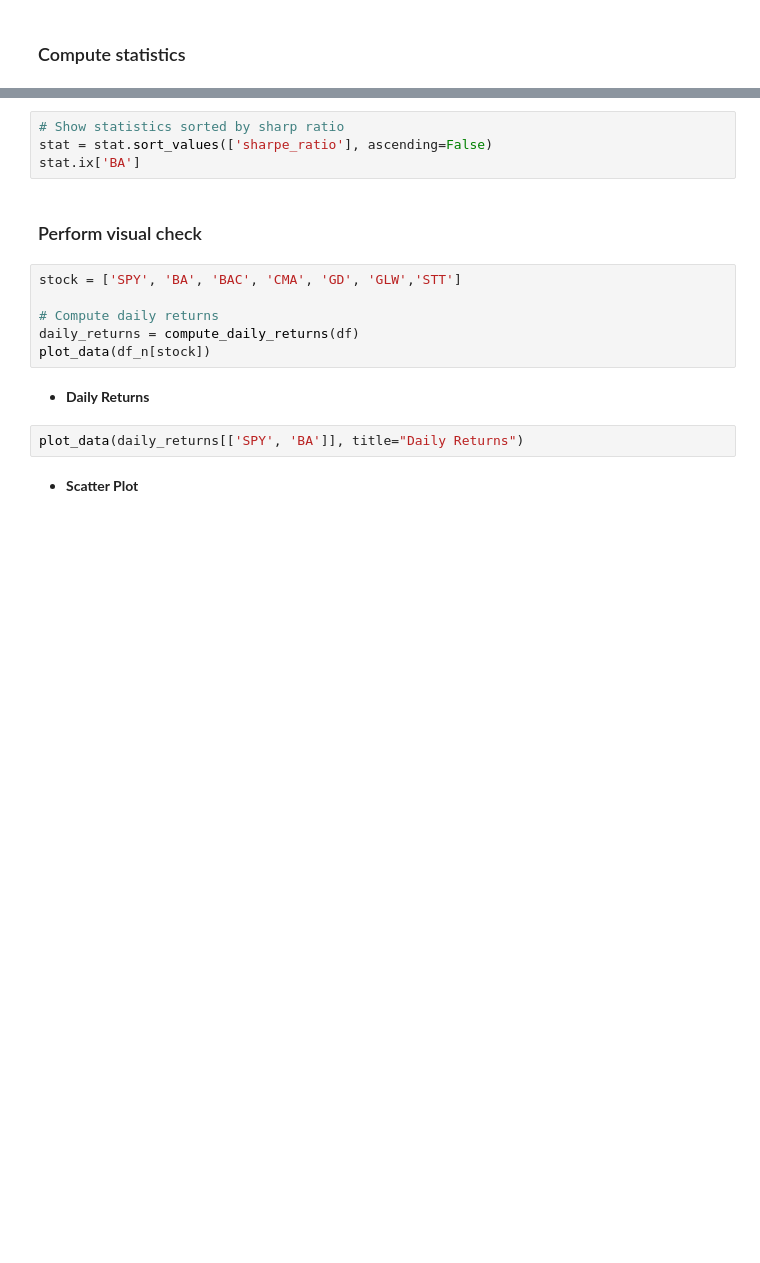
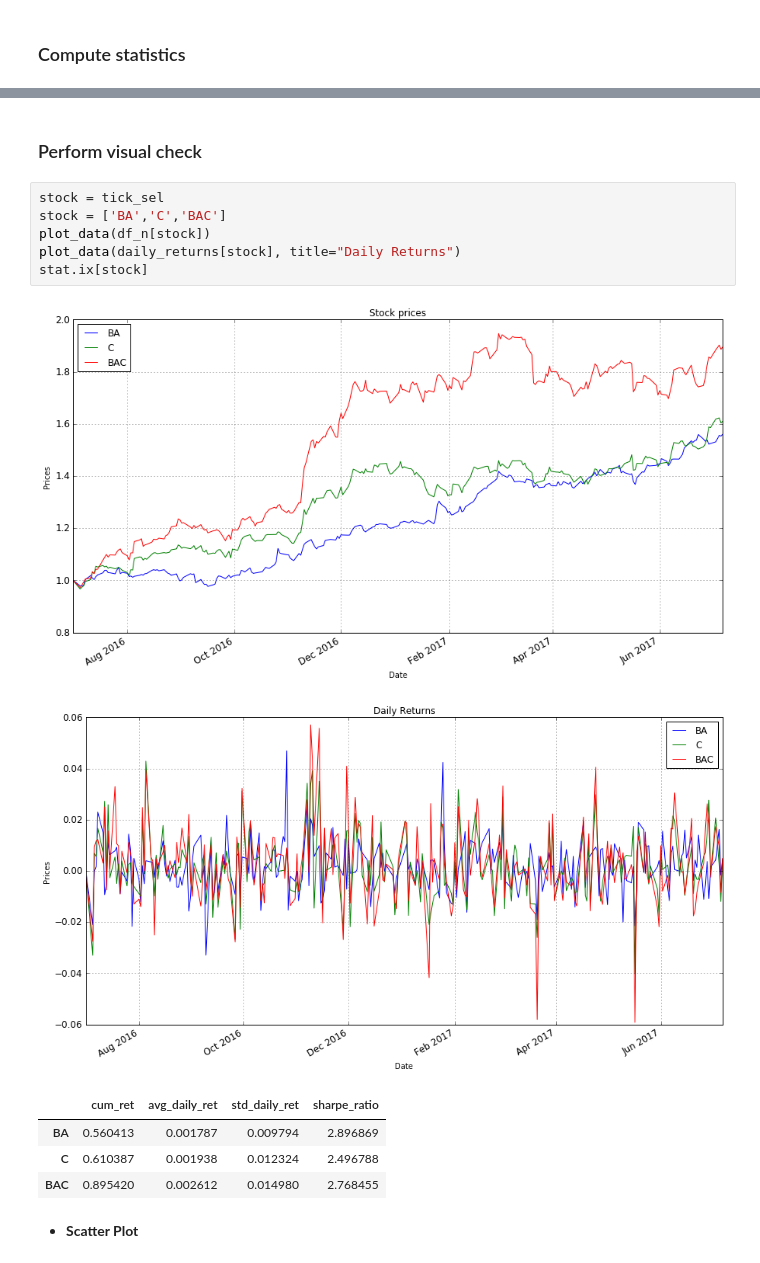
Before and after one commit to Carmine977/analyze-stock-data, a Jupyter notebook: market-analysis.ipynb, the cells around one changed output, grey strips where cells are left out. Drawn from its saved outputs; the diff is of its cells as text; blank space fills up the shorter version.

```diff
--- a/market-analysis.ipynb
+++ b/market-analysis.ipynb
@@ -86,19 +150,18 @@ plt.show()
-# %%
-# Show statistics sorted by sharp ratio
-stat = stat.sort_values(['sharpe_ratio'], ascending=False)
-stat.ix['BA']
 # %% [markdown]
 ### Perform visual check
-# %%
-stock = ['SPY', 'BA', 'BAC', 'CMA', 'GD', 'GLW','STT']
-
-# Compute daily returns
-daily_returns = compute_daily_returns(df)
-plot_data(df_n[stock])
-# %% [markdown]
-* **Daily Returns**
-# %%
-plot_data(daily_returns[['SPY', 'BA']], title="Daily Returns")
+# %%
+stock = tick_sel
+stock = ['BA','C','BAC']
+plot_data(df_n[stock])
+plot_data(daily_returns[stock], title="Daily Returns")
+stat.ix[stock]
+# %% [output]
+[figure, added]
+[figure, added]
+|  | cum_ret | avg_daily_ret | std_daily_ret | sharpe_ratio |
+| BA | 0.560413 | 0.001787 | 0.009794 | 2.896869 |
+| C | 0.610387 | 0.001938 | 0.012324 | 2.496788 |
+| BAC | 0.895420 | 0.002612 | 0.014980 | 2.768455 |
 # %% [markdown]
 * **Scatter Plot**
 # %%
```
Also changed, not shown: parts of 9 cells of this notebook, 24 other files.
